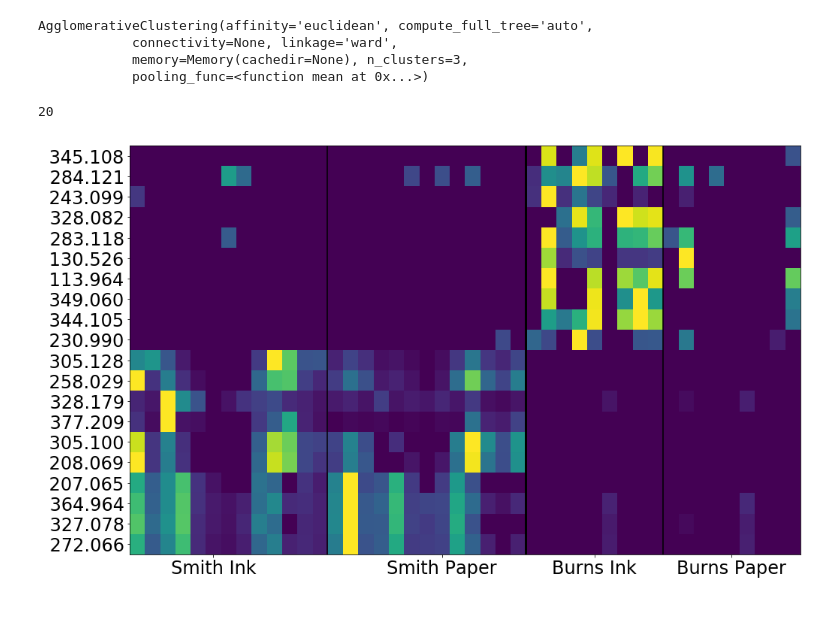
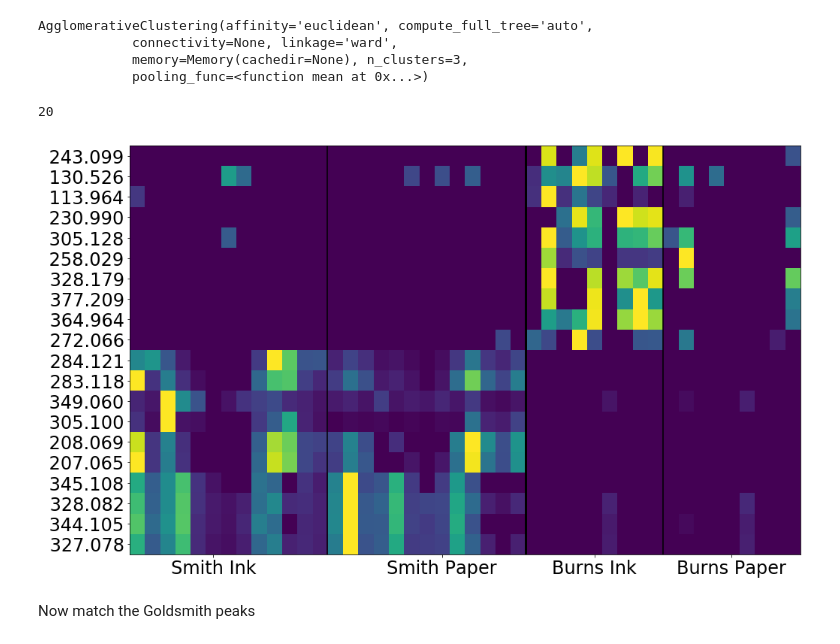
Before and after one commit to sdrogers/burns, a Jupyter notebook: notebooks/Heatmap.ipynb, the cells around one changed output. Cells and saved outputs as stored; diff of their text form; code cells hidden in the pictures; blank space fills up the shorter version.

```diff
--- a/notebooks/Heatmap.ipynb
+++ b/notebooks/Heatmap.ipynb
@@ -93,18 +93,26 @@ AgglomerativeClustering(affinity='euclidean', compute_full_tree='auto',
 # %%
 print len(found)
 ar = zip(list(ac.labels_),range(len(ac.labels_)))
 ar = sorted(ar,key = lambda x: x[0])
 _,s_index = zip(*ar)
 end_point = len(found)-0.5
 plt.figure(figsize=(16,10))
 plt.imshow(new_plot[s_index,:],aspect='auto')
 plt.plot([12.5,12.5],[-0.5,end_point],'k')
 plt.plot([25.5,25.5],[-0.5,end_point],'k',linewidth=3)
 plt.plot([34.5,34.5],[-0.5,end_point],'k')
-plt.yticks(range(len(found)),["{:8.3f}".format(float(f)) for f in found],fontsize = 24)
+
+#re-order the found values
+ordered_found = []
+for i in s_index:
+    ordered_found.append(found[i])
+
+plt.yticks(range(len(found)),["{:8.3f}".format(float(f)) for f in ordered_found],fontsize = 24)
 plt.xticks([5,20,30,39],('Smith Ink','Smith Paper','Burns Ink','Burns Paper'),fontsize=24)
 plt.savefig('heatplotexample.png')
 plt.savefig('heatplotexample.pdf')
 # %% [output]
 20
-[figure, old version]
+[figure, new version]
+# %% [markdown]
+Now match the Goldsmith peaks
```
Also changed, not shown: parts of 3 cells of this notebook, 7 other files.
